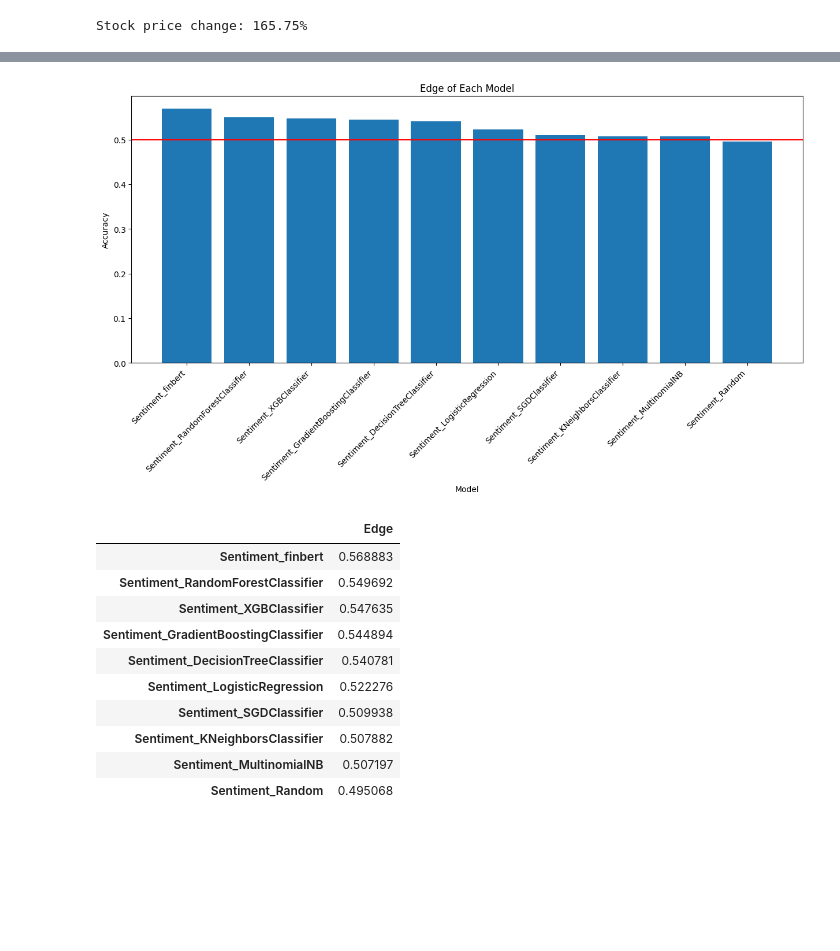
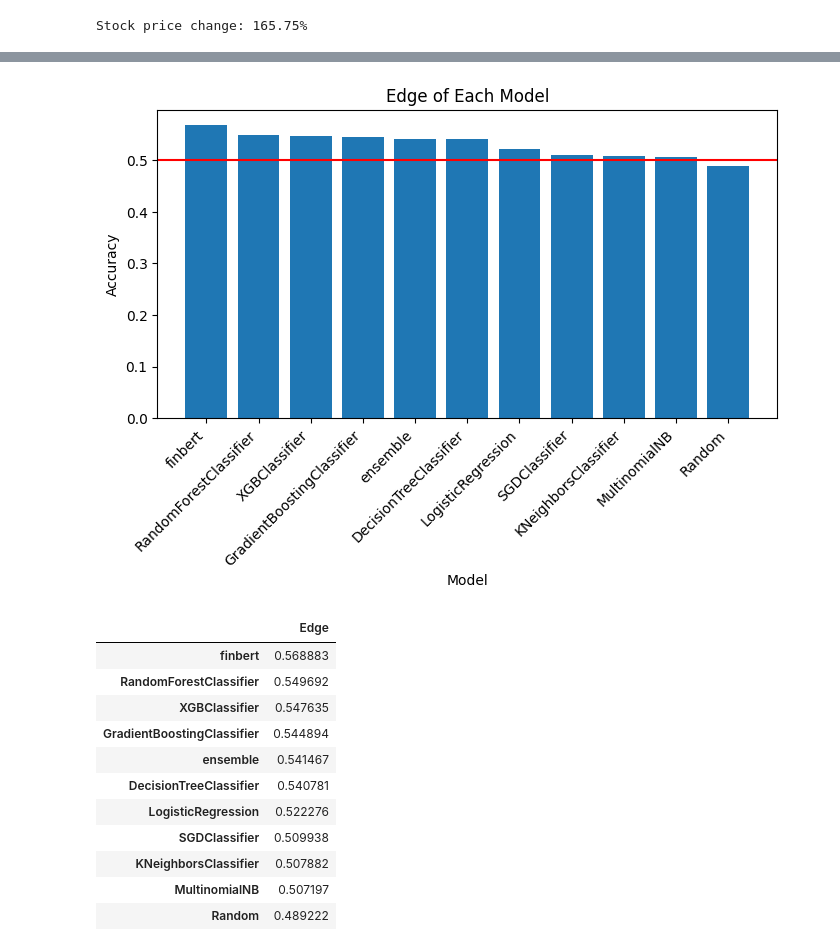
Before and after one commit to jamescalnan/Learning-From-Data-Coursework, a Jupyter notebook: Stock Predictor With Comparison.ipynb, the cells around one changed output, grey strips where cells are left out. Drawn from its saved outputs; the diff is of its cells as text; code cells hidden in the pictures; blank space fills up the shorter version.

Commit message:
ensemble and different trading strat

```diff
--- a/Stock Predictor With Comparison.ipynb
+++ b/Stock Predictor With Comparison.ipynb
@@ -6,7 +6,7 @@ import numpy as np
 import warnings
 warnings.filterwarnings('ignore')
 
-stock = "MRK"
+stock = "QQQ"
 
 
 def preprocess(input_series):
@@ -523,3 +432,8 @@ Stock price change: 165.75%
 # stock_price_change = (merged_df['Close'].iloc[-1] - merged_df['Close'].iloc[0]) / merged_df['Close'].iloc[0] * 100
 # print(f"Stock price change: {stock_price_change:.2f}%")
 # print(portfolio_values_df)
+# %%
+sentiment_columns = [col for col in merged_df.columns if col.startswith('Sentiment_') and col not in ['Sentiment_finbert', 'Sentiment_Random']]
+merged_df['Sentiment_ensemble'] = merged_df[sentiment_columns].mode(axis=1)[0]
+
+merged_df
@@ -526,3 +454,5 @@ Stock price change: 165.75%
+# %%
+available_models.append('Sentiment_ensemble')
 # %%
 
 def calculate_model_edge(df):
@@ -806,28 +759,32 @@ results_df
+# %%
+# remove 'Sentiment_' from the model names in the edge DataFrame
+edge = edge.rename(index=lambda x: x.replace('Sentiment_', ''))
 # %%
 # Graph the accuracies
-plt.figure(figsize=(15, 6))
+plt.figure(figsize=(8, 4))
 plt.bar(edge.index, edge['Edge'])
 plt.xlabel('Model')
 plt.ylabel('Accuracy')
 plt.title('Edge of Each Model')
 plt.xticks(rotation=45, ha='right')  # Rotate and align x-axis labels
 plt.axhline(y=0.5, color='r', linestyle='-')  # Add horizontal line at y=0.5
 
 plt.savefig(f'results/{stock_name}/edge_{stock_name}.png', dpi=600, bbox_inches='tight')
 plt.show()
 # %% [output]
-[figure, old version]
+[figure, new version]
 # %%
 edge
 # %% [output]
 |  | Edge |
-| Sentiment_finbert | 0.568883 |
-| Sentiment_RandomForestClassifier | 0.549692 |
-| Sentiment_XGBClassifier | 0.547635 |
-| Sentiment_GradientBoostingClassifier | 0.544894 |
-| Sentiment_DecisionTreeClassifier | 0.540781 |
-| Sentiment_LogisticRegression | 0.522276 |
-| Sentiment_SGDClassifier | 0.509938 |
-| Sentiment_KNeighborsClassifier | 0.507882 |
-| Sentiment_MultinomialNB | 0.507197 |
-| Sentiment_Random | 0.495068 |
+| finbert | 0.568883 |
+| RandomForestClassifier | 0.549692 |
+| XGBClassifier | 0.547635 |
+| GradientBoostingClassifier | 0.544894 |
+| ensemble | 0.541467 |
+| DecisionTreeClassifier | 0.540781 |
+| LogisticRegression | 0.522276 |
+| SGDClassifier | 0.509938 |
+| KNeighborsClassifier | 0.507882 |
+| MultinomialNB | 0.507197 |
+| Random | 0.489222 |
```
Also changed, not shown: parts of 17 cells of this notebook, 51 other files.
